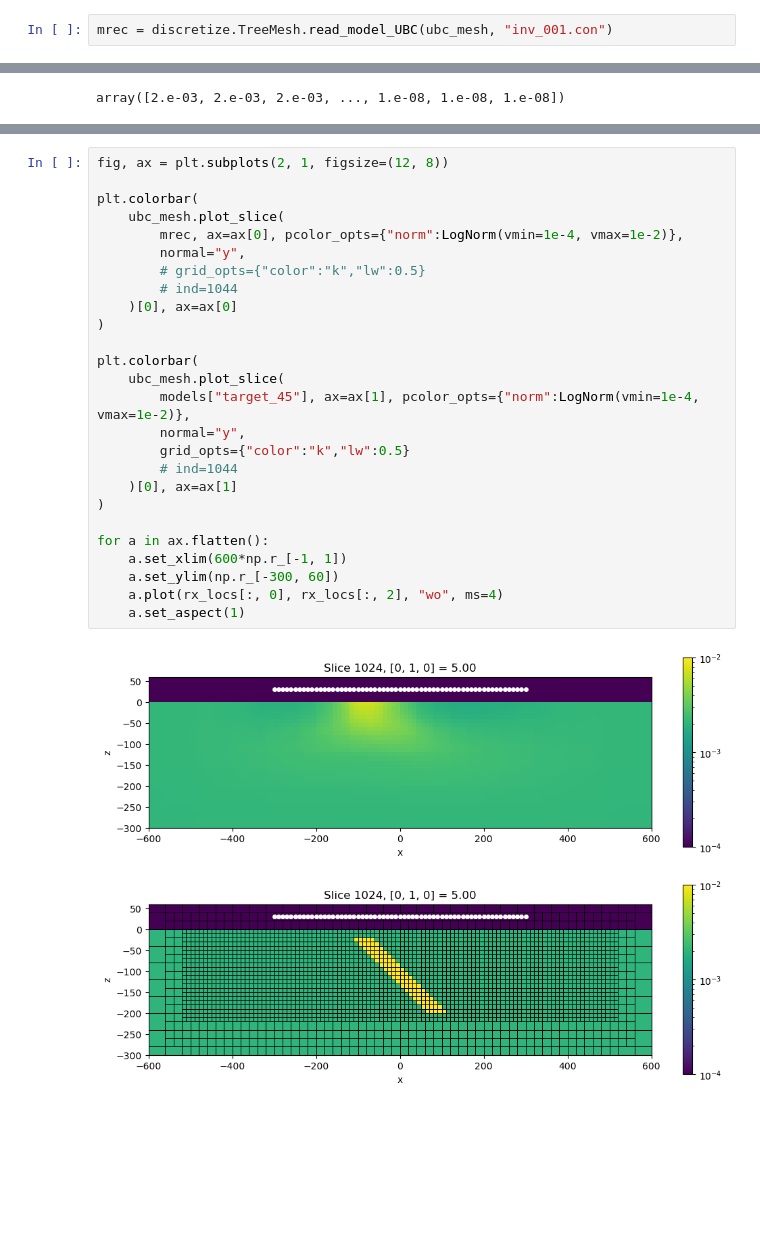
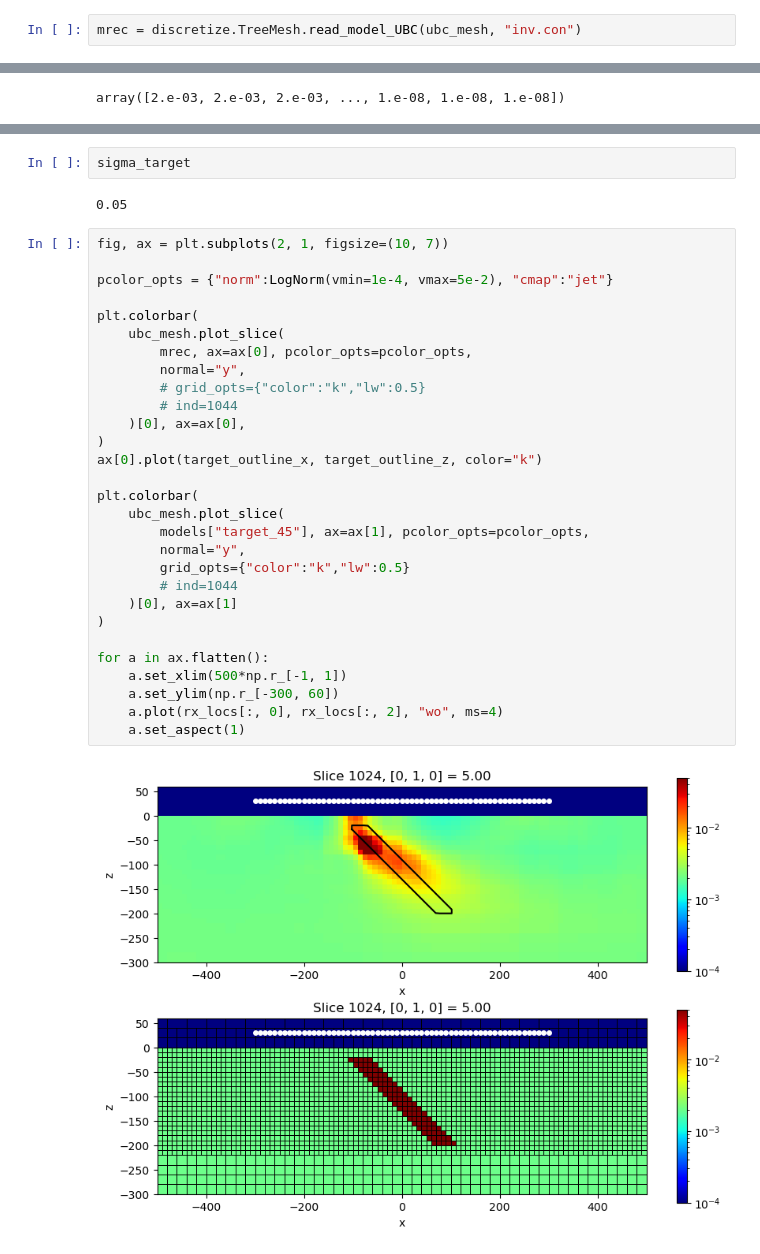
Before and after one commit to ubcgif/2025-heagy-etal-tle, a Jupyter notebook: notebooks/dipping-layer-45/create-ubc-inputs.ipynb, the cells around one changed output, grey strips where cells are left out. Drawn from its saved outputs; the diff is of its cells as text; blank space fills up the shorter version.

Commit message:
update dipping target example

```diff
--- a/notebooks/dipping-layer-45/create-ubc-inputs.ipynb
+++ b/notebooks/dipping-layer-45/create-ubc-inputs.ipynb
@@ -417,7 +415,7 @@ with open("dobs.txt", "w") as f:
 # %% [markdown]
 # view inversion results
 # %%
-mrec = discretize.TreeMesh.read_model_UBC(ubc_mesh, "inv_001.con")
+mrec = discretize.TreeMesh.read_model_UBC(ubc_mesh, "inv.con")
 # %%
 mrec
 # %% [output]
@@ -425,31 +458,38 @@ array([2.e-03, 2.e-03, 2.e-03, ..., 1.e-08, 1.e-08, 1.e-08])
+# %%
+sigma_target
+# %% [output]
+0.05
 # %%
-fig, ax = plt.subplots(2, 1, figsize=(12, 8))
+fig, ax = plt.subplots(2, 1, figsize=(10, 7))
+
+pcolor_opts = {"norm":LogNorm(vmin=1e-4, vmax=5e-2), "cmap":"jet"}
 
 plt.colorbar(
     ubc_mesh.plot_slice(
-        mrec, ax=ax[0], pcolor_opts={"norm":LogNorm(vmin=1e-4, vmax=1e-2)},
+        mrec, ax=ax[0], pcolor_opts=pcolor_opts,
         normal="y",
         # grid_opts={"color":"k","lw":0.5}
         # ind=1044
-    )[0], ax=ax[0]
+    )[0], ax=ax[0],
 )
+ax[0].plot(target_outline_x, target_outline_z, color="k")
 
 plt.colorbar(
     ubc_mesh.plot_slice(
-        models["target_45"], ax=ax[1], pcolor_opts={"norm":LogNorm(vmin=1e-4, vmax=1e-2)},
+        models["target_45"], ax=ax[1], pcolor_opts=pcolor_opts,
         normal="y",
         grid_opts={"color":"k","lw":0.5}
         # ind=1044
     )[0], ax=ax[1]
 )
 
 for a in ax.flatten():
-    a.set_xlim(600*np.r_[-1, 1])
+    a.set_xlim(500*np.r_[-1, 1])
     a.set_ylim(np.r_[-300, 60])
     a.plot(rx_locs[:, 0], rx_locs[:, 2], "wo", ms=4)
     a.set_aspect(1)
 # %% [output]
-[figure, old version]
+[figure, new version]
 # %%
 fig, ax = plt.subplots(1, 1, figsize=(4, 4))
 
```
Also changed, not shown: parts of 9 cells of this notebook, 27 other files.
